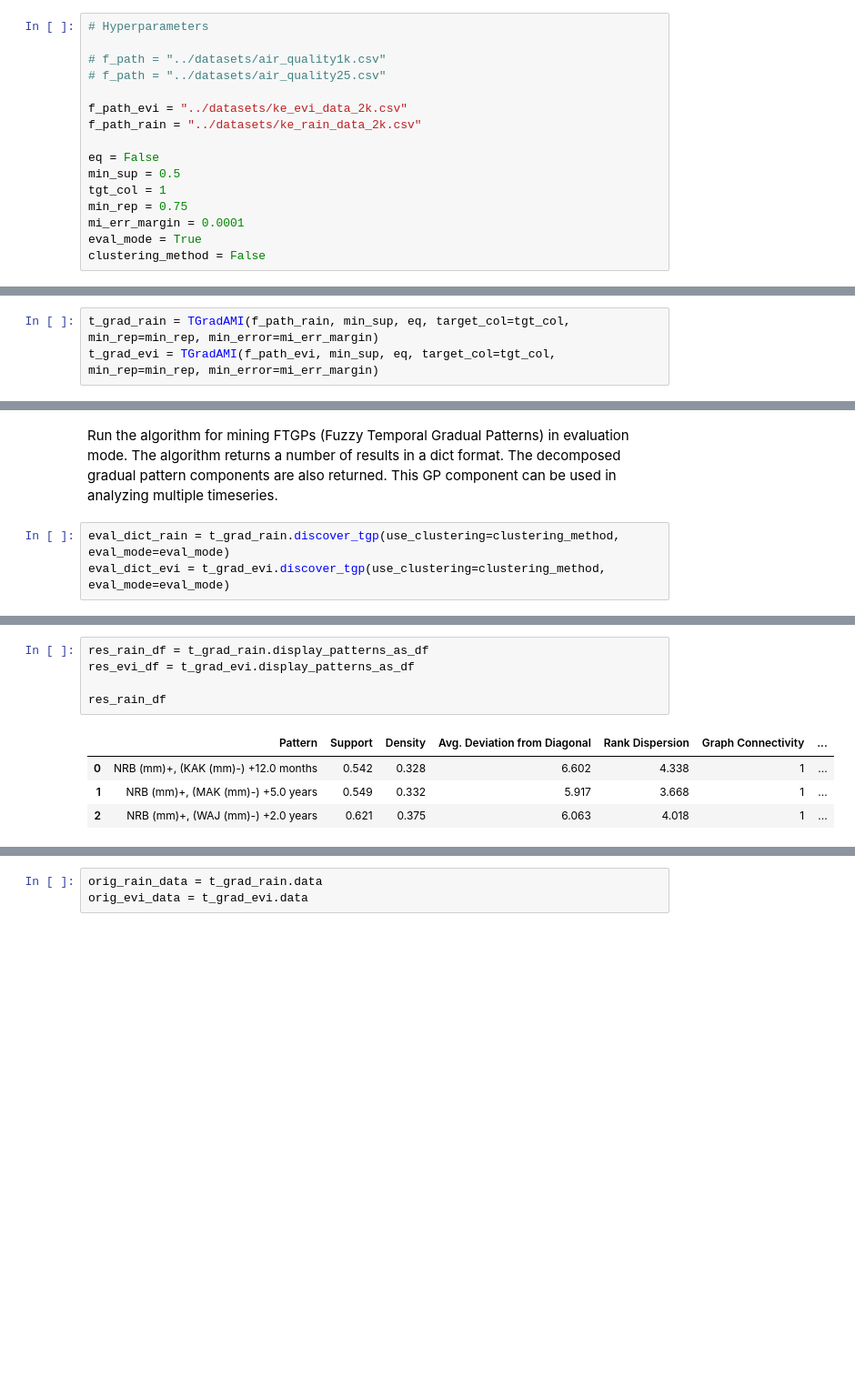
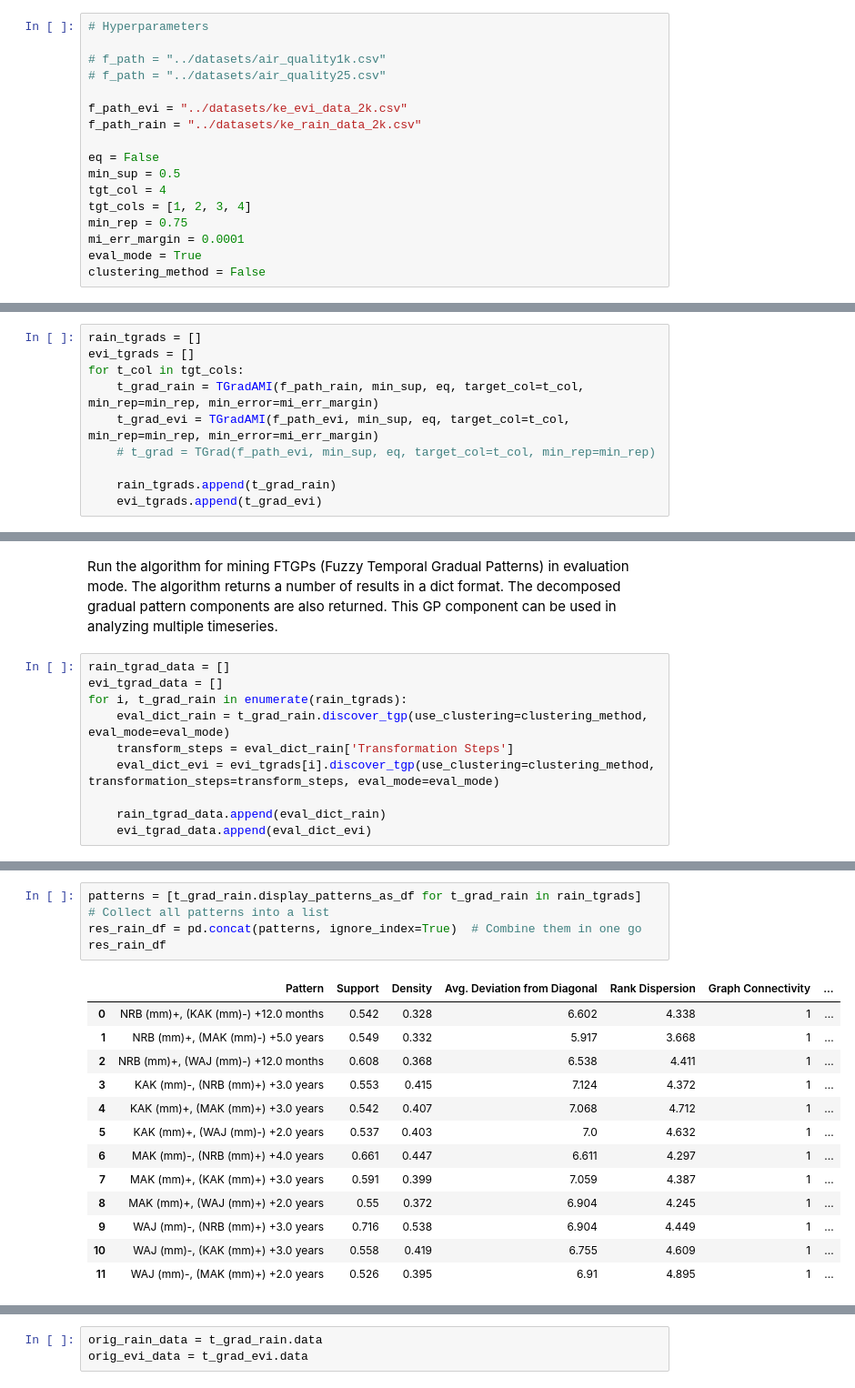
Before and after one commit to owuordickson/t-graank, a Jupyter notebook: analysis/ftgp_composition.ipynb, the cells around one changed output, grey strips where cells are left out. Shown at 91% size. Saved outputs shown, nothing was run; the diff lists cells and outputs as text; blank space fills up the shorter version.

```diff
--- a/analysis/timeseries_analysis.ipynb
+++ b/analysis/ftgp_composition.ipynb
@@ -25,7 +30,8 @@ f_path_rain = "../datasets/ke_rain_data_2k.csv"
 
 eq = False
 min_sup = 0.5
-tgt_col = 1
+tgt_col = 4
+tgt_cols = [1, 2, 3, 4]
 min_rep = 0.75
 mi_err_margin = 0.0001
 eval_mode = True
@@ -58,8 +64,15 @@ print(evi_data.head())
 # %% [markdown]
 Initialize TGradAMI algorithm by creating an object.
 # %%
-t_grad_rain = TGradAMI(f_path_rain, min_sup, eq, target_col=tgt_col, min_rep=min_rep, min_error=mi_err_margin)
-t_grad_evi = TGradAMI(f_path_evi, min_sup, eq, target_col=tgt_col, min_rep=min_rep, min_error=mi_err_margin)
+rain_tgrads = []
+evi_tgrads = []
+for t_col in tgt_cols:
+    t_grad_rain = TGradAMI(f_path_rain, min_sup, eq, target_col=t_col, min_rep=min_rep, min_error=mi_err_margin)
+    t_grad_evi = TGradAMI(f_path_evi, min_sup, eq, target_col=t_col, min_rep=min_rep, min_error=mi_err_margin)
+    # t_grad = TGrad(f_path_evi, min_sup, eq, target_col=t_col, min_rep=min_rep)
+
+    rain_tgrads.append(t_grad_rain)
+    evi_tgrads.append(t_grad_evi)
 # %% [output]
 Dataset Ok
 Dataset Ok
@@ -66,5 +85,12 @@ Dataset Ok
 # %% [markdown]
 Run the algorithm for mining FTGPs (Fuzzy Temporal Gradual Patterns) in evaluation mode. The algorithm returns a number of results in a dict format. The decomposed gradual pattern components are also returned. This GP component can be used in analyzing multiple timeseries.
 # %%
-eval_dict_rain = t_grad_rain.discover_tgp(use_clustering=clustering_method, eval_mode=eval_mode)
-eval_dict_evi = t_grad_evi.discover_tgp(use_clustering=clustering_method, eval_mode=eval_mode)
+rain_tgrad_data = []
+evi_tgrad_data = []
+for i, t_grad_rain in enumerate(rain_tgrads):
+    eval_dict_rain = t_grad_rain.discover_tgp(use_clustering=clustering_method, eval_mode=eval_mode)
+    transform_steps = eval_dict_rain['Transformation Steps']
+    eval_dict_evi = evi_tgrads[i].discover_tgp(use_clustering=clustering_method, transformation_steps=transform_steps, eval_mode=eval_mode)
+
+    rain_tgrad_data.append(eval_dict_rain)
+    evi_tgrad_data.append(eval_dict_evi)
@@ -97,10 +141,18 @@ print(evi_trans_df.head())
 # %%
-res_rain_df = t_grad_rain.display_patterns_as_df
-res_evi_df = t_grad_evi.display_patterns_as_df
-
+patterns = [t_grad_rain.display_patterns_as_df for t_grad_rain in rain_tgrads]  # Collect all patterns into a list
+res_rain_df = pd.concat(patterns, ignore_index=True)  # Combine them in one go
 res_rain_df
 # %% [output]
 |  | Pattern | Support | Density | Avg. Deviation from Diagonal | Rank Dispersion | Graph Connectivity | ... |
 | 0 | NRB (mm)+, (KAK (mm)-) +12.0 months | 0.542 | 0.328 | 6.602 | 4.338 | 1 | ... |
 | 1 | NRB (mm)+, (MAK (mm)-) +5.0 years | 0.549 | 0.332 | 5.917 | 3.668 | 1 | ... |
-| 2 | NRB (mm)+, (WAJ (mm)-) +2.0 years | 0.621 | 0.375 | 6.063 | 4.018 | 1 | ... |
+| 2 | NRB (mm)+, (WAJ (mm)-) +12.0 months | 0.608 | 0.368 | 6.538 | 4.411 | 1 | ... |
+| 3 | KAK (mm)-, (NRB (mm)+) +3.0 years | 0.553 | 0.415 | 7.124 | 4.372 | 1 | ... |
+| 4 | KAK (mm)+, (MAK (mm)+) +3.0 years | 0.542 | 0.407 | 7.068 | 4.712 | 1 | ... |
+| 5 | KAK (mm)+, (WAJ (mm)-) +2.0 years | 0.537 | 0.403 | 7.0 | 4.632 | 1 | ... |
+| 6 | MAK (mm)-, (NRB (mm)+) +4.0 years | 0.661 | 0.447 | 6.611 | 4.297 | 1 | ... |
+| 7 | MAK (mm)+, (KAK (mm)+) +3.0 years | 0.591 | 0.399 | 7.059 | 4.387 | 1 | ... |
+| 8 | MAK (mm)+, (WAJ (mm)+) +2.0 years | 0.55 | 0.372 | 6.904 | 4.245 | 1 | ... |
+| 9 | WAJ (mm)-, (NRB (mm)+) +3.0 years | 0.716 | 0.538 | 6.904 | 4.449 | 1 | ... |
+| 10 | WAJ (mm)-, (KAK (mm)+) +3.0 years | 0.558 | 0.419 | 6.755 | 4.609 | 1 | ... |
+| 11 | WAJ (mm)-, (MAK (mm)+) +2.0 years | 0.526 | 0.395 | 6.91 | 4.895 | 1 | ... |
```
Also changed, not shown: parts of 12 cells of this notebook, 4 other files.
